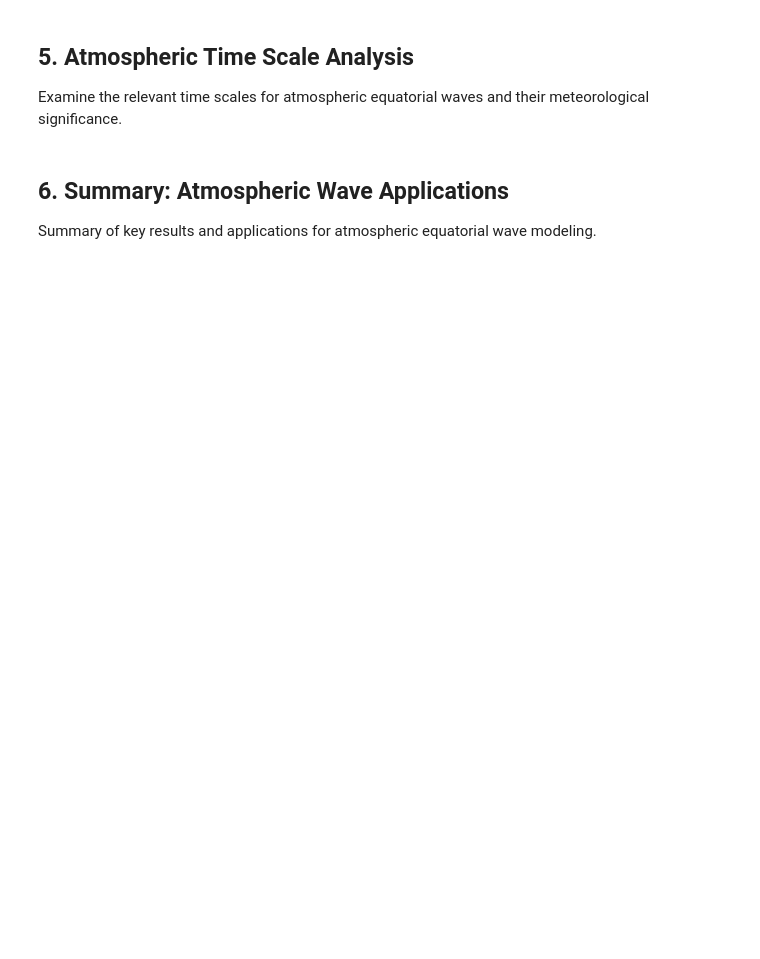
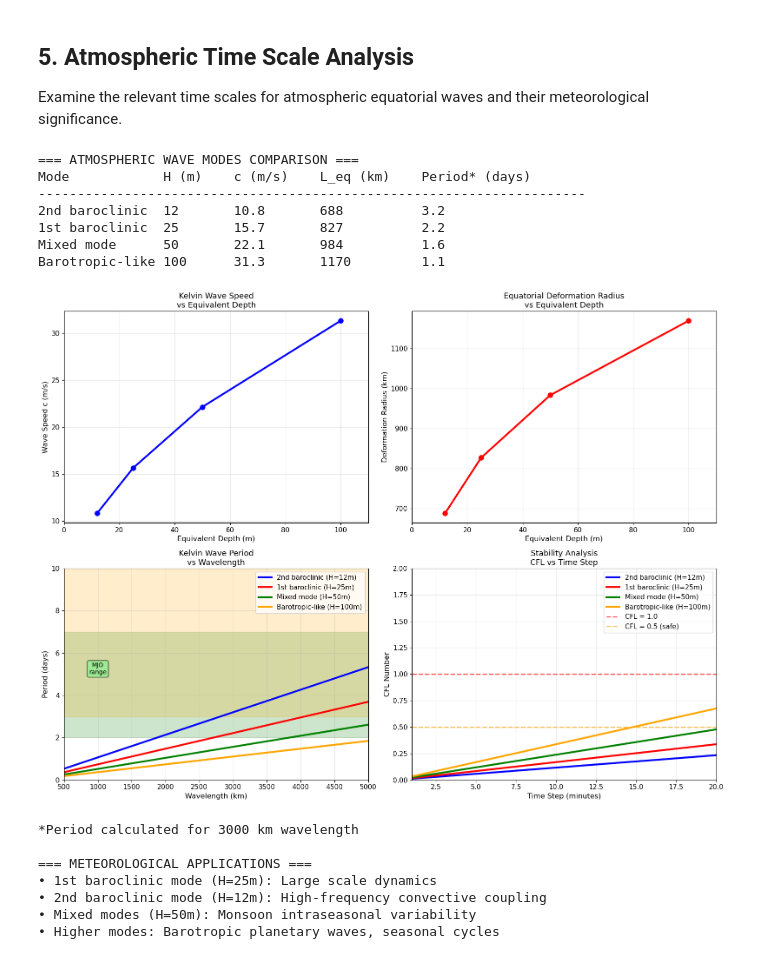
Before and after one commit to eldavenport/matsuno-model, a Jupyter notebook: atmospheric_waves_demo.ipynb, the cells around one changed output. Drawn from its saved outputs; the diff is of its cells as text; code cells hidden in the pictures; blank space fills up the shorter version.

```diff
--- a/atmospheric_waves_demo.ipynb
+++ b/atmospheric_waves_demo.ipynb
@@ -406,7 +384,7 @@ fig, axes = plt.subplots(2, 2, figsize=(16, 12))
 # Wave speed vs equivalent depth
 wave_speeds = [np.sqrt(9.81 * h) for h in equivalent_depths]
 deformation_radii = [np.sqrt(c / (2 * 7.292e-5 / 6.371e6)) / 1000 for c in wave_speeds]
-periods = [4000e3 / c / 86400 for c in wave_speeds]  # 4000 km wavelength period in days
+periods = [3000e3 / c / 86400 for c in wave_speeds]  # 3000 km wavelength period in days
 
 for i, (h, mode, c, L, T) in enumerate(zip(equivalent_depths, mode_names, wave_speeds, deformation_radii, periods)):
     print(f"{mode:<15} {h:<8} {c:<10.1f} {L:<12.0f} {T:<15.1f}")
@@ -444,42 +422,48 @@ axes[1,0].set_ylim(0, 10)
 axes[1,0].axhspan(2, 7, alpha=0.2, color='green', label='MJO range')
 axes[1,0].axhspan(3, 20, alpha=0.2, color='orange', label='Seasonal cycle')
 axes[1,0].text(1000, 5, 'MJO\nrange', fontsize=10, ha='center',
               bbox=dict(boxstyle='round', facecolor='lightgreen', alpha=0.8))
 
 # Stability diagram
 dt_minutes = np.linspace(1, 20, 50)
 for i, (h, mode, color) in enumerate(zip(equivalent_depths, mode_names, colors)):
     c = np.sqrt(9.81 * h)
     dx = 120 * np.pi/180 * 6.371e6 / 240  # Grid spacing
     cfl_numbers = c * (dt_minutes * 60) / dx
     axes[1,1].plot(dt_minutes, cfl_numbers, linewidth=3, color=color, label=f'{mode} (H={h}m)')
 
 axes[1,1].axhline(1.0, color='red', linestyle='--', linewidth=2, alpha=0.7, label='CFL = 1.0')
 axes[1,1].axhline(0.5, color='orange', linestyle='--', linewidth=2, alpha=0.7, label='CFL = 0.5 (safe)')
 axes[1,1].set_xlabel('Time Step (minutes)')
 axes[1,1].set_ylabel('CFL Number')
 axes[1,1].set_title('Stability Analysis\nCFL vs Time Step')
 axes[1,1].legend()
 axes[1,1].grid(True, alpha=0.3)
 axes[1,1].set_xlim(1, 20)
 axes[1,1].set_ylim(0, 2)
 
 plt.tight_layout()
 plt.show()
 
-print(f"\n*Period calculated for 4000 km wavelength")
+print(f"\n*Period calculated for 3000 km wavelength")
 print(f"\n=== METEOROLOGICAL APPLICATIONS ===")
-print(f"• 1st baroclinic mode (H=25m): Primary for MJO, CCEW studies")
+print(f"• 1st baroclinic mode (H=25m): Large scale dynamics")
 print(f"• 2nd baroclinic mode (H=12m): High-frequency convective coupling")
 print(f"• Mixed modes (H=50m): Monsoon intraseasonal variability")
 print(f"• Higher modes: Barotropic planetary waves, seasonal cycles")
-
-print(f"\n=== RECOMMENDED CONFIGURATIONS ===")
-print(f"• MJO studies: H = 25m, dt ≤ 5 min, simulation ≥ 30 days")
-print(f"• Tropical cyclones: H = 12-25m, dt ≤ 4 min, focus on Rossby waves")
-print(f"• Convective coupling: H = 12-50m, dt ≤ 5 min, mixed perturbations")
-print(f"• General equatorial dynamics: H = 25m, dt = 4-6 min")
+# %% [output]
+=== ATMOSPHERIC WAVE MODES COMPARISON ===
+Mode            H (m)    c (m/s)    L_eq (km)    Period* (days)
+----------------------------------------------------------------------
+2nd baroclinic  12       10.8       688          3.2
+1st baroclinic  25       15.7       827          2.2
+Mixed mode      50       22.1       984          1.6
+Barotropic-like 100      31.3       1170         1.1
+[figure, added]
+*Period calculated for 3000 km wavelength
+
+=== METEOROLOGICAL APPLICATIONS ===
+• 1st baroclinic mode (H=25m): Large scale dynamics
+• 2nd baroclinic mode (H=12m): High-frequency convective coupling
+• Mixed modes (H=50m): Monsoon intraseasonal variability
+• Higher modes: Barotropic planetary waves, seasonal cycles
-# %% [markdown]
-## 6. Summary: Atmospheric Wave Applications
-
-Summary of key results and applications for atmospheric equatorial wave modeling.
```
Also changed, not shown: parts of 8 cells of this notebook.
